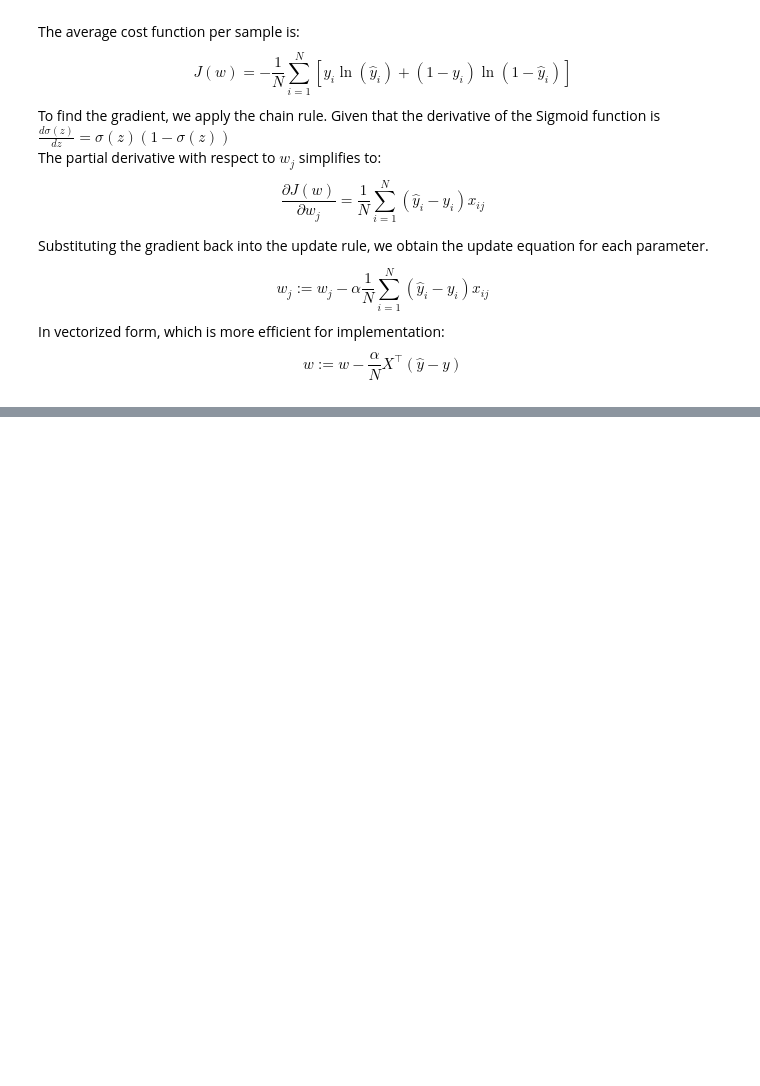
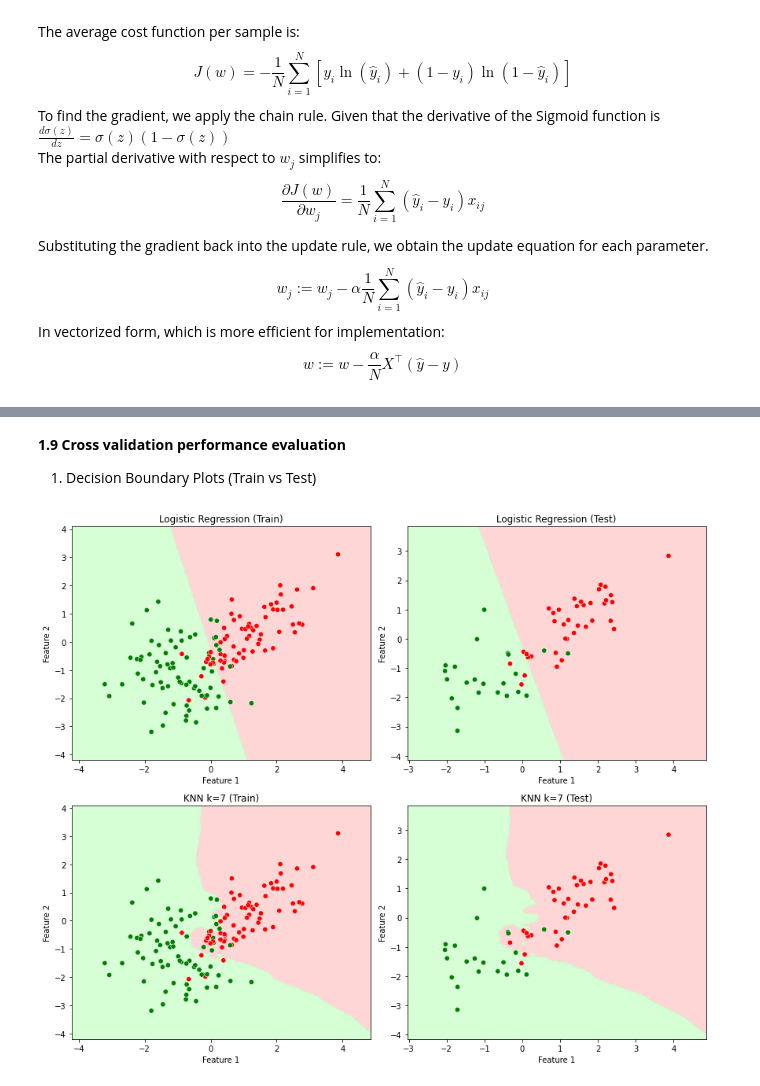
Before and after one commit to edwall201/Machine-Learning-26-Spring, a Jupyter notebook: assign3/assign3.ipynb, the cells around one changed output, grey strips where cells are left out. Cells and saved outputs as stored; diff of their text form; code cells hidden in the pictures; blank space fills up the shorter version.

```diff
--- a/assign3/assign3.ipynb
+++ b/assign3/assign3.ipynb
@@ -100,0 +274,58 @@ $$w := w - \frac{\alpha}{N} X^\top (\hat{y} - y)$$
+# %% [markdown]
+**1.9 Cross validation performance evaluation**
+
+1. Decision Boundary Plots (Train vs Test)
+# %%
+import numpy as np
+import matplotlib.pyplot as plt
+from sklearn.neighbors import KNeighborsClassifier
+from matplotlib.colors import ListedColormap
+
+chosen_lr = 1e-2
+lr_model.fit(X_train_final, y_train, w_init=w_init, lr=chosen_lr, max_iter=5000)
+
+def plot_decision_boundary(model, X, y, title, is_knn=False):
+    h = .02
+    x_min, x_max = X[:, 0].min() - 1, X[:, 0].max() + 1
+    y_min, y_max = X[:, 1].min() - 1, X[:, 1].max() + 1
+    xx, yy = np.meshgrid(np.arange(x_min, x_max, h), np.arange(y_min, y_max, h))
+
+    if is_knn:
+        Z = model.predict(np.c_[xx.ravel(), yy.ravel()])
+    else:
+        X_mesh = np.c_[xx.ravel(), yy.ravel()]
+        X_mesh_bias = np.hstack([np.ones((X_mesh.shape[0], 1)), X_mesh])
+        Z = model.predict(X_mesh_bias)
+
+    Z = Z.reshape(xx.shape)
+
+    colors = ['#FFCCCC', '#CCFFCC']
+    point_colors = ['red', 'green']
+    custom_cmap = ListedColormap(colors)
+    point_cmap = ListedColormap(point_colors)
+
+    plt.contourf(xx, yy, Z, cmap=custom_cmap, alpha=0.8)
+    plt.scatter(X[:, 0], X[:, 1], c=y, edgecolors='white', linewidth=0.5, cmap=point_cmap, s=40)
+    plt.title(title)
+    plt.xlabel('Feature 1')
+    plt.ylabel('Feature 2')
+
+# Plotting
+plt.figure(figsize=(12, 10))
+
+# Fit KNN once for visualization
+knn = KNeighborsClassifier(n_neighbors=7).fit(x_train, y_train)
+
+plt.subplot(2, 2, 1)
+plot_decision_boundary(lr_model, x_train, y_train, "Logistic Regression (Train)")
+plt.subplot(2, 2, 2)
+plot_decision_boundary(lr_model, x_test, y_test, "Logistic Regression (Test)")
+plt.subplot(2, 2, 3)
+plot_decision_boundary(knn, x_train, y_train, "KNN k=7 (Train)", is_knn=True)
+plt.subplot(2, 2, 4)
+plot_decision_boundary(knn, x_test, y_test, "KNN k=7 (Test)", is_knn=True)
+
+plt.tight_layout()
+plt.show()
+# %% [output]
+[figure, added]
```
Also changed, not shown: parts of 17 cells of this notebook.
